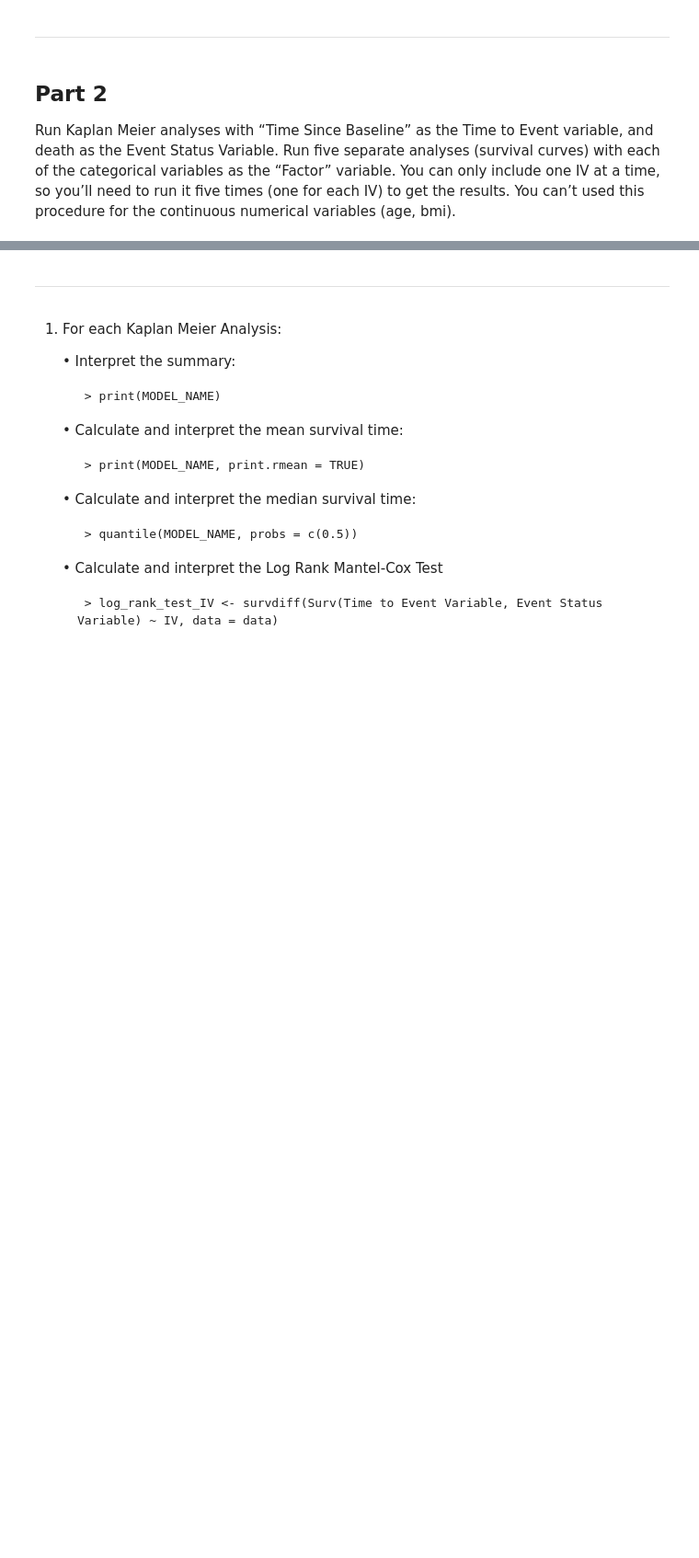
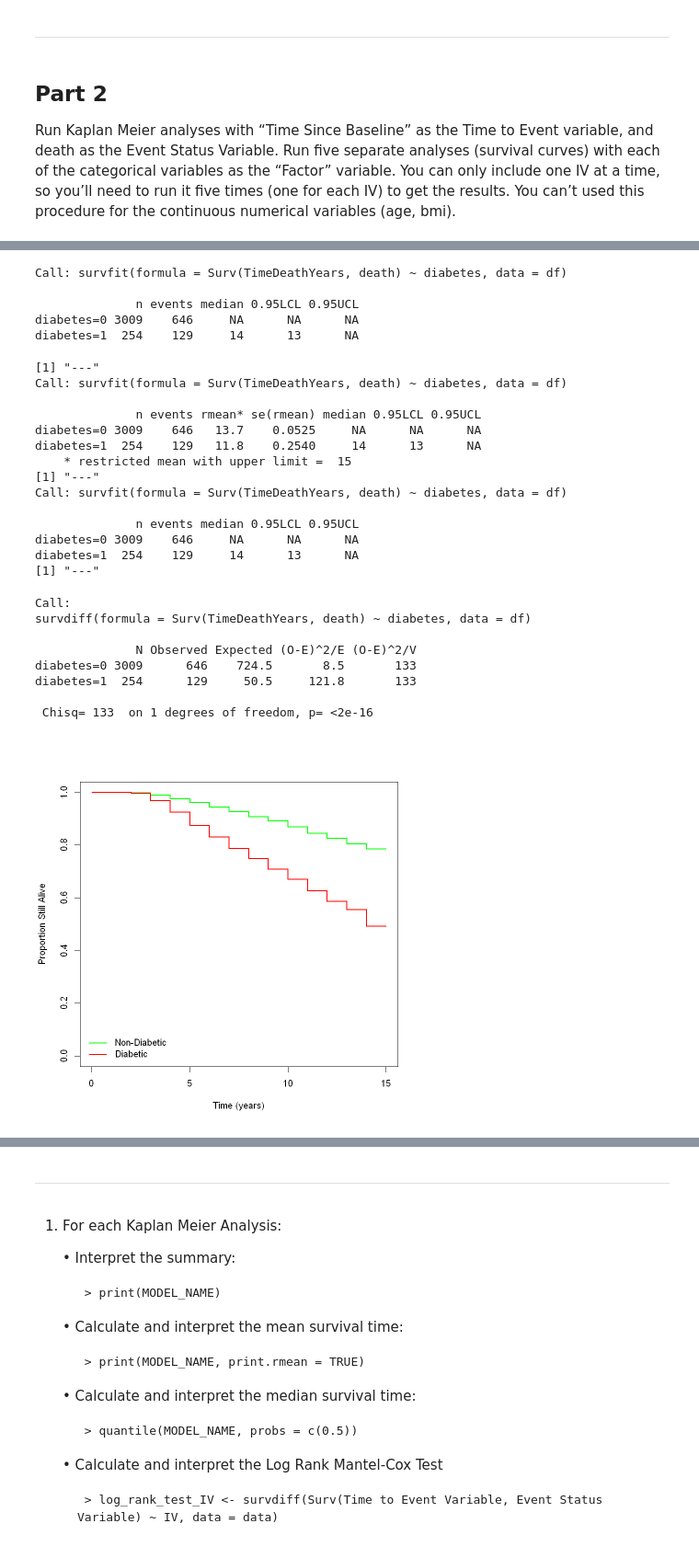
Before and after one commit to tyg3rr/HM878-Biostats, a Jupyter notebook: Problem Set 5 Cox and Kaplan Meier .ipynb, the cells around one changed output, grey strips where cells are left out. Shown at 92% size. Saved outputs shown, nothing was run; the diff lists cells and outputs as text; code cells hidden in the pictures; blank space fills up the shorter version.

```diff
--- a/Problem Set 5 Cox and Kaplan Meier .ipynb
+++ b/Problem Set 5 Cox and Kaplan Meier .ipynb
@@ -179,0 +244,54 @@ smoke=1 1121    274   13.5    0.0922     NA      NA      NA
+# %%
+km <- survfit(Surv(TimeDeathYears, death) ~ diabetes, data=df)
+
+km
+print('---')
+print(km, print.rmean = T)
+print('---')
+print(km, probs = c(0.5))
+print('---')
+survdiff(Surv(TimeDeathYears, death) ~ diabetes, data = df)
+plot(
+    km,
+    xlab='Time (years)',
+    ylab='Proportion Still Alive',
+    lwd=2,
+    conf.int=F,
+    col = c('green','red')
+    )
+
+legend(
+    'bottomleft',
+    legend = c('Non-Diabetic','Diabetic'),
+    col=c('green','red'),
+    lwd=2,bty='n'
+    )
+# %% [output]
+Call: survfit(formula = Surv(TimeDeathYears, death) ~ diabetes, data = df)
+
+              n events median 0.95LCL 0.95UCL
+diabetes=0 3009    646     NA      NA      NA
+diabetes=1  254    129     14      13      NA
+[1] "---"
+Call: survfit(formula = Surv(TimeDeathYears, death) ~ diabetes, data = df)
+
+              n events rmean* se(rmean) median 0.95LCL 0.95UCL
+diabetes=0 3009    646   13.7    0.0525     NA      NA      NA
+diabetes=1  254    129   11.8    0.2540     14      13      NA
+    * restricted mean with upper limit =  15
+[1] "---"
+Call: survfit(formula = Surv(TimeDeathYears, death) ~ diabetes, data = df)
+
+              n events median 0.95LCL 0.95UCL
+diabetes=0 3009    646     NA      NA      NA
+diabetes=1  254    129     14      13      NA
+[1] "---"
+Call:
+survdiff(formula = Surv(TimeDeathYears, death) ~ diabetes, data = df)
+
+              N Observed Expected (O-E)^2/E (O-E)^2/V
+diabetes=0 3009      646    724.5       8.5       133
+diabetes=1  254      129     50.5     121.8       133
+
+ Chisq= 133  on 1 degrees of freedom, p= <2e-16
+[figure, added]
```
Also changed, not shown: parts of 18 cells of this notebook.
